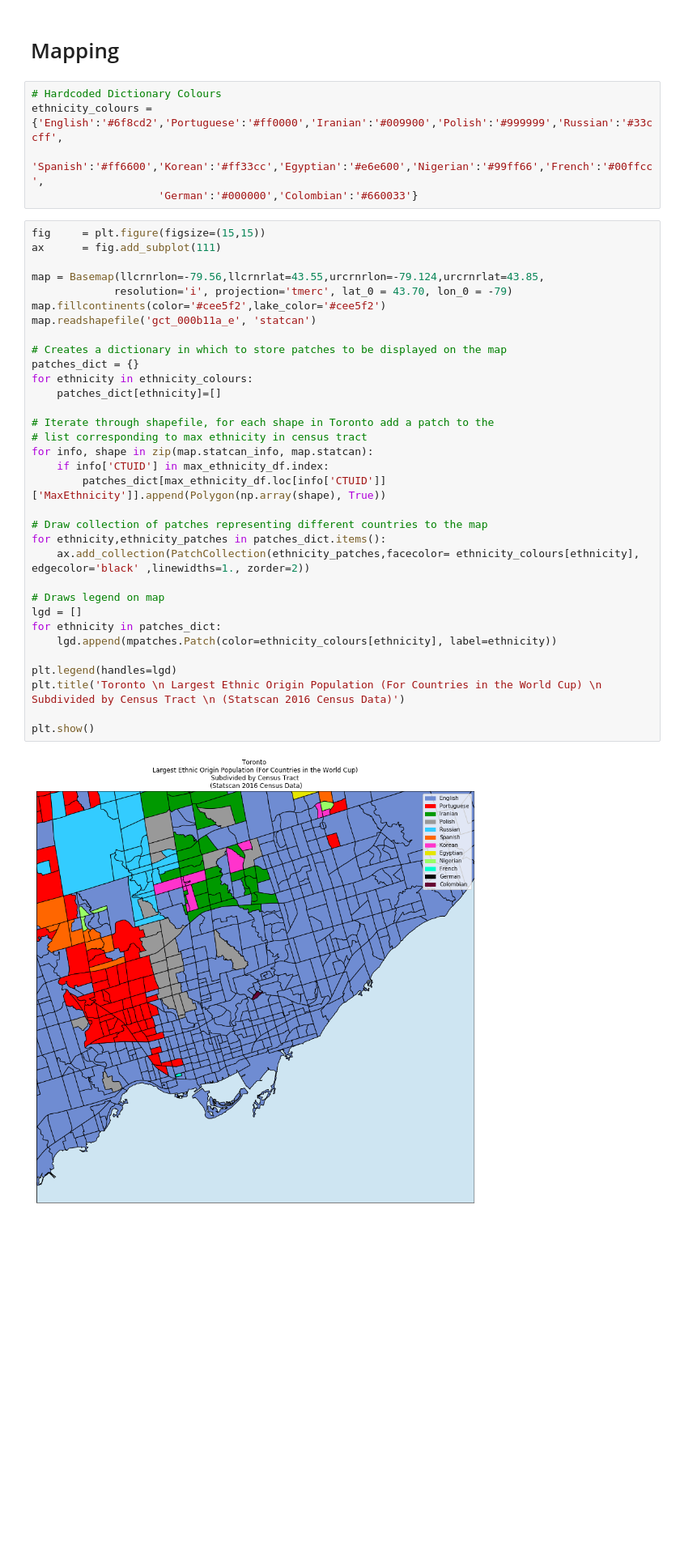
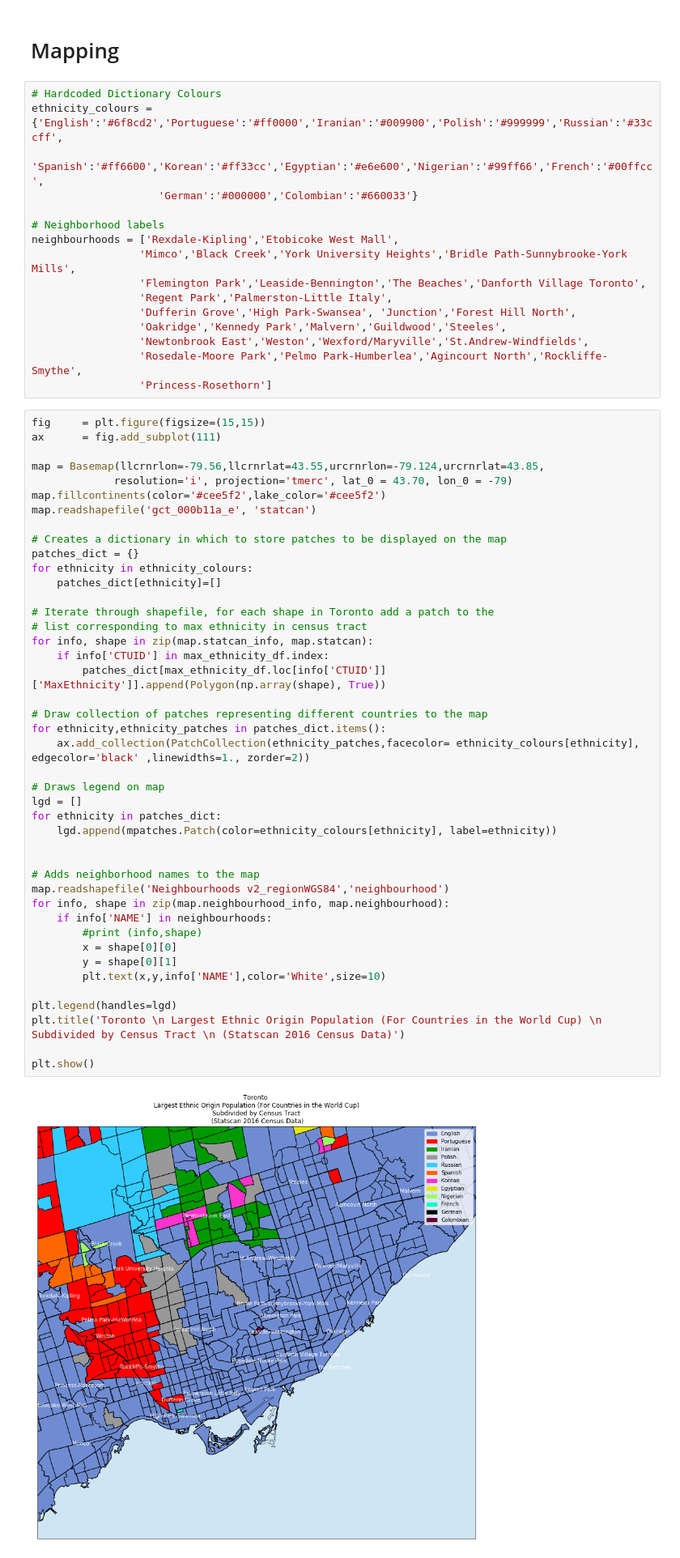
Before and after one commit to daveveitch/Projects, a Jupyter notebook: WorldCupMap/ProduceMap.ipynb, the cells around one changed output. Shown at 81% size. Cells and saved outputs as stored; diff of their text form; blank space fills up the shorter version.

```diff
--- a/WorldCupMap/ProduceMap.ipynb
+++ b/WorldCupMap/ProduceMap.ipynb
@@ -153,6 +153,17 @@ max_ethnicity_df
 ethnicity_colours = {'English':'#6f8cd2','Portuguese':'#ff0000','Iranian':'#009900','Polish':'#999999','Russian':'#33ccff',
                     'Spanish':'#ff6600','Korean':'#ff33cc','Egyptian':'#e6e600','Nigerian':'#99ff66','French':'#00ffcc',
                     'German':'#000000','Colombian':'#660033'}
+
+# Neighborhood labels
+neighbourhoods = ['Rexdale-Kipling','Etobicoke West Mall',
+                 'Mimco','Black Creek','York University Heights','Bridle Path-Sunnybrooke-York Mills',
+                 'Flemington Park','Leaside-Bennington','The Beaches','Danforth Village Toronto',
+                 'Regent Park','Palmerston-Little Italy',
+                 'Dufferin Grove','High Park-Swansea', 'Junction','Forest Hill North',
+                 'Oakridge','Kennedy Park','Malvern','Guildwood','Steeles',
+                 'Newtonbrook East','Weston','Wexford/Maryville','St.Andrew-Windfields',
+                 'Rosedale-Moore Park','Pelmo Park-Humberlea','Agincourt North','Rockliffe-Smythe',
+                 'Princess-Rosethorn']
 # %%
 fig     = plt.figure(figsize=(15,15))
 ax      = fig.add_subplot(111)
@@ -160,34 +171,44 @@ ax      = fig.add_subplot(111)
 map = Basemap(llcrnrlon=-79.56,llcrnrlat=43.55,urcrnrlon=-79.124,urcrnrlat=43.85,
              resolution='i', projection='tmerc', lat_0 = 43.70, lon_0 = -79)
 map.fillcontinents(color='#cee5f2',lake_color='#cee5f2')
 map.readshapefile('gct_000b11a_e', 'statcan')
 
 # Creates a dictionary in which to store patches to be displayed on the map
 patches_dict = {}
 for ethnicity in ethnicity_colours:
     patches_dict[ethnicity]=[]
 
 # Iterate through shapefile, for each shape in Toronto add a patch to the
 # list corresponding to max ethnicity in census tract
 for info, shape in zip(map.statcan_info, map.statcan):
     if info['CTUID'] in max_ethnicity_df.index:
         patches_dict[max_ethnicity_df.loc[info['CTUID']]['MaxEthnicity']].append(Polygon(np.array(shape), True))
 
 # Draw collection of patches representing different countries to the map
 for ethnicity,ethnicity_patches in patches_dict.items():
     ax.add_collection(PatchCollection(ethnicity_patches,facecolor= ethnicity_colours[ethnicity], edgecolor='black' ,linewidths=1., zorder=2))
 
 # Draws legend on map
 lgd = []
 for ethnicity in patches_dict:
     lgd.append(mpatches.Patch(color=ethnicity_colours[ethnicity], label=ethnicity))
 
+
+# Adds neighborhood names to the map
+map.readshapefile('Neighbourhoods v2_regionWGS84','neighbourhood')
+for info, shape in zip(map.neighbourhood_info, map.neighbourhood):
+    if info['NAME'] in neighbourhoods:
+        #print (info,shape)
+        x = shape[0][0]
+        y = shape[0][1]
+        plt.text(x,y,info['NAME'],color='White',size=10)
+
 plt.legend(handles=lgd)
 plt.title('Toronto \n Largest Ethnic Origin Population (For Countries in the World Cup) \n Subdivided by Census Tract \n (Statscan 2016 Census Data)')
 
 plt.show()
 # %% [output]
-[figure, old version]
+[figure, new version]
 # %% [markdown]
 # Output as PNG
 # %%
```
Also changed, not shown: parts of 1 cell of this notebook, 1 other file.
